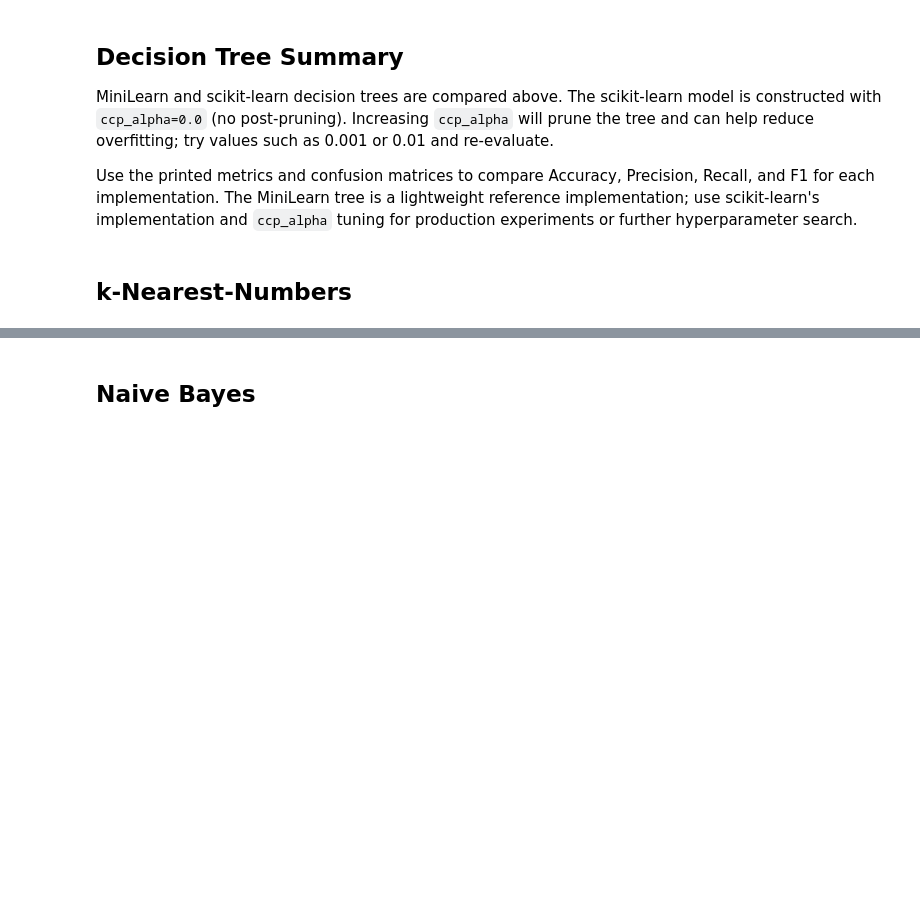
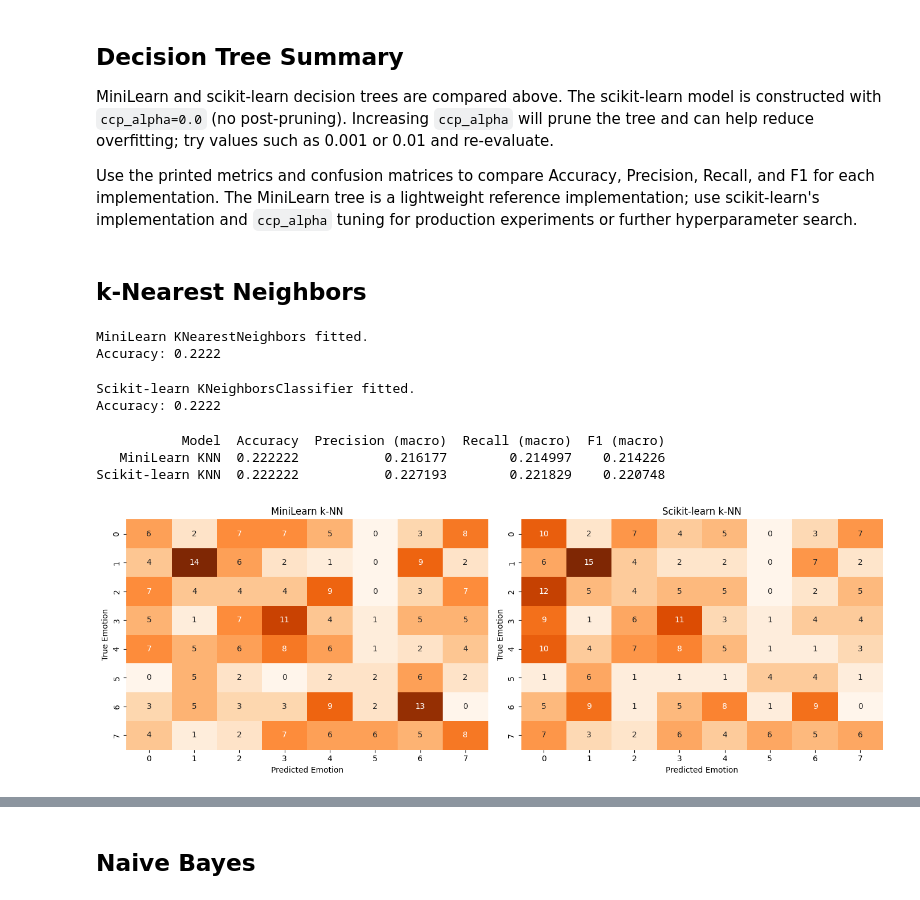
Before and after one commit to goldennapee-mu/Project_CSE432-532, a Jupyter notebook: SER_Project/notebooks/03_classifiers.ipynb, the cells around one changed output, grey strips where cells are left out. Cells and saved outputs as stored; diff of their text form; code cells hidden in the pictures; blank space fills up the shorter version.

Commit message:
Implemented k-Nearest-Neighbors in logistic.py, and filled out the k-Nearest-Neighbors Portion of the Week 7 notebook in 03_classification.ipynb.

```diff
--- a/SER_Project/notebooks/03_classifiers.ipynb
+++ b/SER_Project/notebooks/03_classifiers.ipynb
@@ -267,5 +271,60 @@ MiniLearn and scikit-learn decision trees are compared above. The scikit-learn m
 
 Use the printed metrics and confusion matrices to compare Accuracy, Precision, Recall, and F1 for each implementation. The MiniLearn tree is a lightweight reference implementation; use scikit-learn's implementation and `ccp_alpha` tuning for production experiments or further hyperparameter search.
 # %% [markdown]
-## k-Nearest-Numbers
+## k-Nearest Neighbors
+# %%
+# Hyperparameter for k-Nearest Neighbors
+n_neighbors = 5
+# %%
+# MiniLearn k-Nearest Neighbors
+ml_knn = MLKNearestNeighbors(n_neighbors=n_neighbors, weights='uniform')
+ml_knn.fit(X_train, y_train)
+ml_knn_y_pred = ml_knn.predict(X_test)
+
+print('MiniLearn KNearestNeighbors fitted.')
+print(f'Accuracy: {ml_knn.score(X_test, y_test):.4f}')
+# %% [output]
+MiniLearn KNearestNeighbors fitted.
+Accuracy: 0.2222
+# %%
+# Scikit-learn k-Nearest Neighbors (for comparison)
+sk_knn = SKKNeighborsClassifier(n_neighbors=n_neighbors, weights='uniform')
+sk_knn.fit(X_train, y_train)
+sk_knn_y_pred = sk_knn.predict(X_test)
+
+print('Scikit-learn KNeighborsClassifier fitted.')
+print(f'Accuracy: {sk_knn.score(X_test, y_test):.4f}')
+# %% [output]
+Scikit-learn KNeighborsClassifier fitted.
+Accuracy: 0.2222
+# %%
+# k-NN metrics
+metrics_knn_ml = compute_metrics(y_test, ml_knn_y_pred, 'MiniLearn KNN')
+metrics_knn_sk = compute_metrics(y_test, sk_knn_y_pred, 'Scikit-learn KNN')
+
+results_knn_df = pd.DataFrame([metrics_knn_ml, metrics_knn_sk])
+print(results_knn_df.to_string(index=False))
+
+fig, axes = plt.subplots(1, 2, figsize=(14, 5))
+
+cm_knn_ml = confusion_matrix(y_test, ml_knn_y_pred, labels=sorted(y_test.unique()))
+cm_knn_sk = confusion_matrix(y_test, sk_knn_y_pred, labels=sorted(y_test.unique()))
+
+sns.heatmap(cm_knn_ml, annot=True, fmt='d', cmap='Oranges', ax=axes[0], cbar=False)
+axes[0].set_title('MiniLearn k-NN')
+axes[0].set_ylabel('True Emotion')
+axes[0].set_xlabel('Predicted Emotion')
+
+sns.heatmap(cm_knn_sk, annot=True, fmt='d', cmap='Oranges', ax=axes[1], cbar=False)
+axes[1].set_title('Scikit-learn k-NN')
+axes[1].set_ylabel('True Emotion')
+axes[1].set_xlabel('Predicted Emotion')
+
+plt.tight_layout()
+plt.show()
+# %% [output]
+           Model  Accuracy  Precision (macro)  Recall (macro)  F1 (macro)
+   MiniLearn KNN  0.222222           0.216177        0.214997    0.214226
+Scikit-learn KNN  0.222222           0.227193        0.221829    0.220748
+[figure, added]
 # %% [markdown]
```
Also changed, not shown: parts of 4 cells of this notebook, 2 other files.
